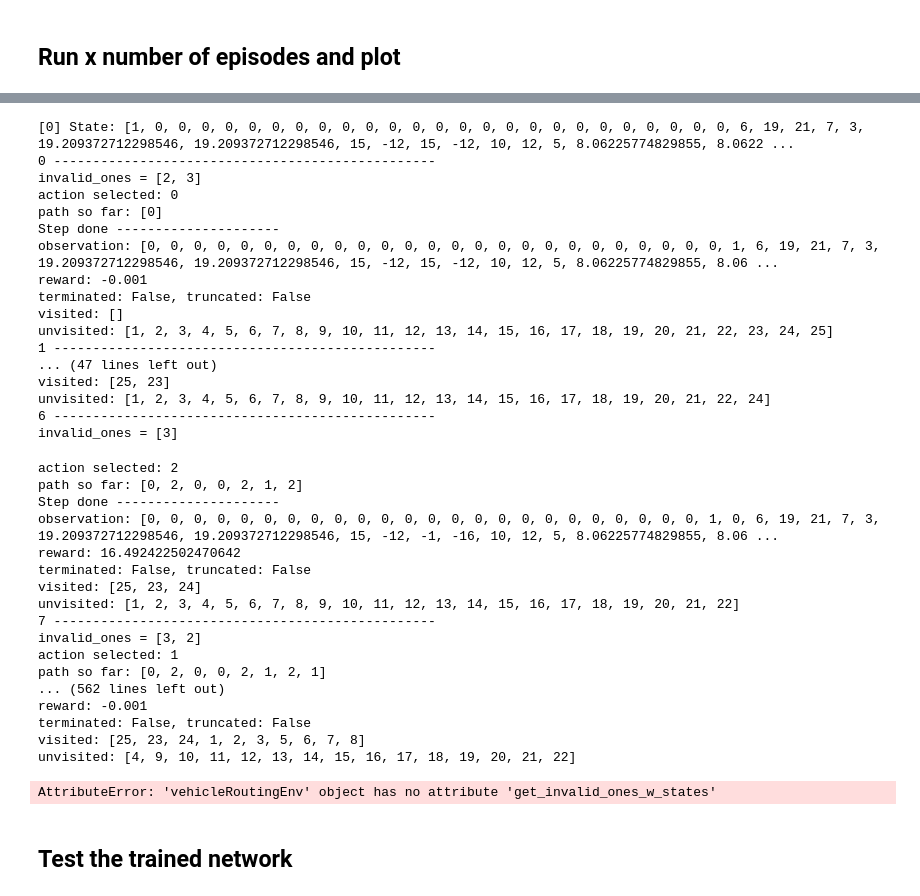
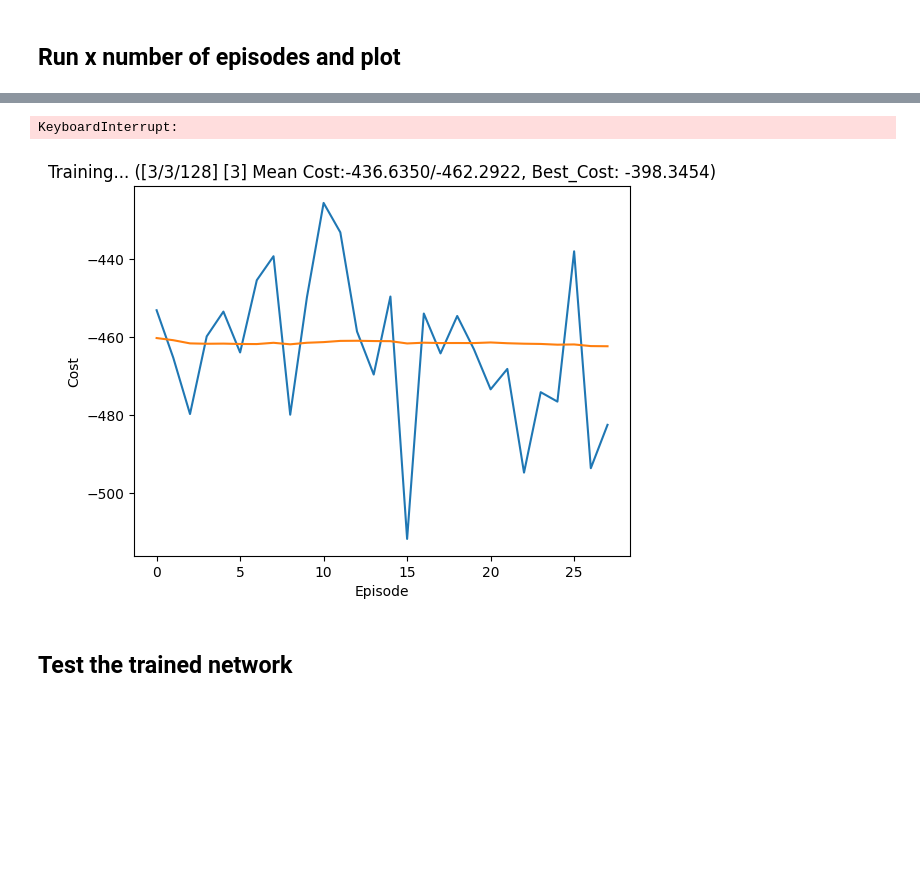
Before and after one commit to aidanchen00/RL_VRP, a Jupyter notebook: src/Zelda_Reinforcement_Learning.ipynb, the cells around one changed output, grey strips where cells are left out. Saved outputs shown, nothing was run; the diff lists cells and outputs as text; code cells hidden in the pictures; blank space fills up the shorter version.

```diff
--- a/src/Zelda_Reinforcement_Learning.ipynb
+++ b/src/Zelda_Reinforcement_Learning.ipynb
@@ -277,7 +277,7 @@ def optimize_model():
         action_values = target_net(non_final_next_states)
         exclude_mask = torch.full_like(action_values, float('0'), dtype=torch.bool)
         #Sets corresponding values in row 0 of exclude mask to True if exclude indicies indicates it
-        exclude_indices = [env.get_invalid_ones_w_states(e) for e in non_final_next_states]
+        exclude_indices = [env.get_invalid_ones_w_states(e.tolist()) for e in non_final_next_states.to('cpu')]
         for row_idx, cols in enumerate(exclude_indices):
             for col_idx in cols:
                 exclude_mask[row_idx, col_idx] = True
@@ -341,7 +341,7 @@ best_episode = 0
 best_mean_episode = 0
 last_best_episode = 0
 best_path = []
-DEBUG = True
+DEBUG = False
 for i_episode in range(num_episodes):
     """
     if i_episode%5==0:
@@ -406,79 +406,47 @@ for i_episode in range(num_episodes):
         # Move to the next state
         state = next_state
         # print(f"Memory length: {len(memory)}")
-        optimize_model()
-        # Perform one step of the optimization (on the policy network)
-    #        optimize_model()
-        # Soft update of the target network's weights
-        # θ′ ← τ θ + (1 −τ )θ′
-        target_net_state_dict = target_net.state_dict()
-        policy_net_state_dict = policy_net.state_dict()
-        for key in policy_net_state_dict:
-            target_net_state_dict[key] = policy_net_state_dict[key]*TAU + target_net_state_dict[key]*(1-TAU)
-        target_net.load_state_dict(target_net_state_dict)
 
         if done:
             episode_costs.append(total_cost)
             memory_size = len(memory)
             if memory_size > REPLAY_MEM_SIZE:
                 replay = True
             else:
                 replay = False
             mean = np.mean(episode_costs[-100:])
             if total_cost == best_cost:
                 last_best_episode=i_episode
             if total_cost>best_cost:
                 best_cost=total_cost
                 best_path=path
                 best_episode = i_episode
                 last_best_episode=i_episode
             if mean>best_mean_cost:
                 best_mean_cost=mean
                 best_mean_episode=i_episode
             title_str = f'[{best_episode}/{last_best_episode}/{i_episode}] [{best_mean_episode}] Mean Cost:{best_mean_cost:.4f}/{mean:.4f}, Best_Cost: {best_cost:.4f}'
             plot_costs(title_str=title_str)
             break
+    optimize_model()
+    # Perform one step of the optimization (on the policy network)
+#        optimize_model()
+    # Soft update of the target network's weights
+    # θ′ ← τ θ + (1 −τ )θ′
+    target_net_state_dict = target_net.state_dict()
+    policy_net_state_dict = policy_net.state_dict()
+    for key in policy_net_state_dict:
+        target_net_state_dict[key] = policy_net_state_dict[key]*TAU + target_net_state_dict[key]*(1-TAU)
+    target_net.load_state_dict(target_net_state_dict)
 print(f"[{best_episode}: Best cost: {best_cost} and best path: {best_path}")
 print('Complete')
+# HERE
 plot_costs(show_result=True)
 plt.ioff()
 plt.show()
 # %% [output]
-[0] State: [1, 0, 0, 0, 0, 0, 0, 0, 0, 0, 0, 0, 0, 0, 0, 0, 0, 0, 0, 0, 0, 0, 0, 0, 0, 0, 6, 19, 21, 7, 3, 19.209372712298546, 19.209372712298546, 15, -12, 15, -12, 10, 12, 5, 8.06225774829855, 8.0622 ...
-0 -------------------------------------------------
-invalid_ones = [2, 3]
-action selected: 0
-path so far: [0]
-Step done ---------------------
-observation: [0, 0, 0, 0, 0, 0, 0, 0, 0, 0, 0, 0, 0, 0, 0, 0, 0, 0, 0, 0, 0, 0, 0, 0, 0, 1, 6, 19, 21, 7, 3, 19.209372712298546, 19.209372712298546, 15, -12, 15, -12, 10, 12, 5, 8.06225774829855, 8.06 ...
-reward: -0.001
-terminated: False, truncated: False
-visited: []
-unvisited: [1, 2, 3, 4, 5, 6, 7, 8, 9, 10, 11, 12, 13, 14, 15, 16, 17, 18, 19, 20, 21, 22, 23, 24, 25]
-1 -------------------------------------------------
-... (47 lines left out)
-visited: [25, 23]
-unvisited: [1, 2, 3, 4, 5, 6, 7, 8, 9, 10, 11, 12, 13, 14, 15, 16, 17, 18, 19, 20, 21, 22, 24]
-6 -------------------------------------------------
-invalid_ones = [3]
+KeyboardInterrupt:
-action selected: 2
-path so far: [0, 2, 0, 0, 2, 1, 2]
-Step done ---------------------
-observation: [0, 0, 0, 0, 0, 0, 0, 0, 0, 0, 0, 0, 0, 0, 0, 0, 0, 0, 0, 0, 0, 0, 0, 0, 1, 0, 6, 19, 21, 7, 3, 19.209372712298546, 19.209372712298546, 15, -12, -1, -16, 10, 12, 5, 8.06225774829855, 8.06 ...
-reward: 16.492422502470642
-terminated: False, truncated: False
-visited: [25, 23, 24]
-unvisited: [1, 2, 3, 4, 5, 6, 7, 8, 9, 10, 11, 12, 13, 14, 15, 16, 17, 18, 19, 20, 21, 22]
-7 -------------------------------------------------
-invalid_ones = [3, 2]
-action selected: 1
-path so far: [0, 2, 0, 0, 2, 1, 2, 1]
-... (562 lines left out)
-reward: -0.001
-terminated: False, truncated: False
-visited: [25, 23, 24, 1, 2, 3, 5, 6, 7, 8]
-unvisited: [4, 9, 10, 11, 12, 13, 14, 15, 16, 17, 18, 19, 20, 21, 22]
-AttributeError: 'vehicleRoutingEnv' object has no attribute 'get_invalid_ones_w_states'
+[figure, added]
 # %%
 path
 # %%
```
Also changed, not shown: parts of 3 cells of this notebook.
